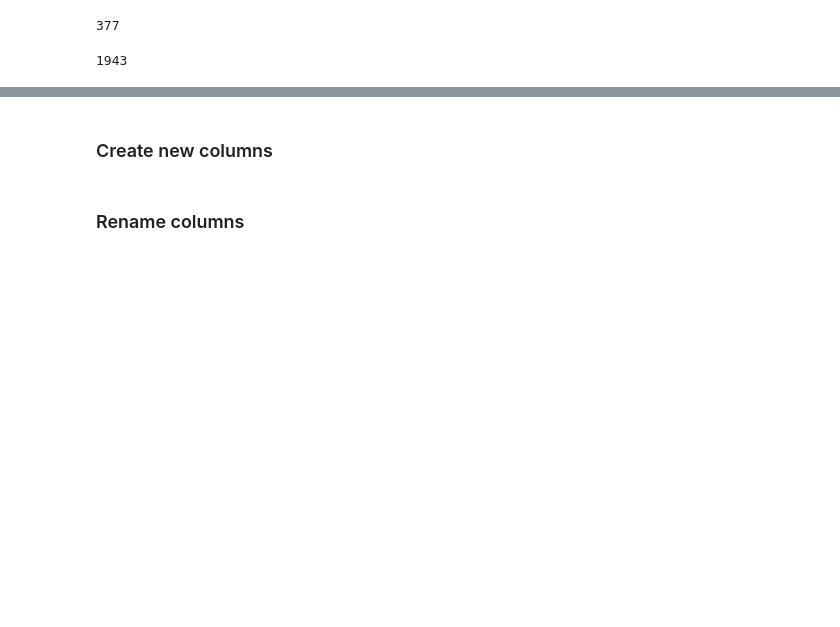
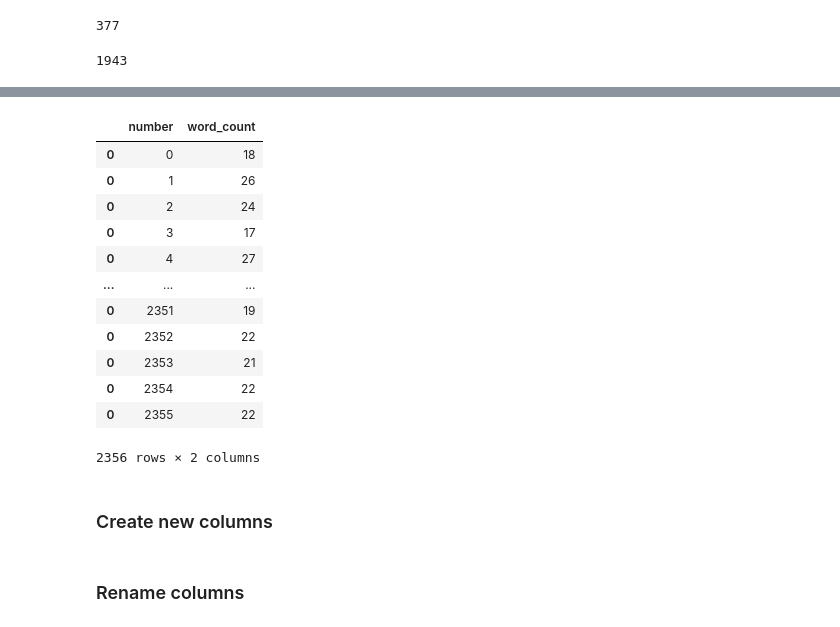
Before and after one commit to anneruhnke/data_wrangling, a Jupyter notebook: wrangle_act.ipynb, the cells around one changed output, grey strips where cells are left out. Saved outputs shown, nothing was run; the diff lists cells and outputs as text; code cells hidden in the pictures; blank space fills up the shorter version.

Commit message:
Implement word count in list, dict and dataframe

```diff
--- a/wrangle_act.ipynb
+++ b/wrangle_act.ipynb
@@ -461,0 +457,6 @@ tae.head(1)
+# %%
+text_length = []
+
+for i in range (0, len(tae)):
+    x = len(tae.text[i].split(' '))
+    text_length.append(x)
@@ -461,0 +483,8 @@ tae.head(1)
+# %%
+# count words in tae.text - dict
+text_length_dict = {}
+
+for i in range (0, len(tae)):
+    x = len(tae.text[i].split(' '))
+    new_variable = x
+    text_length_dict[i] = new_variable
@@ -462,3 +511,27 @@ tae.head(1)
+# %%
+# count words in tae.text - dataframe
+text_length_df = pd.DataFrame(columns=['number', 'word_count'])
+
+for i in range (0, len(tae)):
+    x = len(tae.text[i].split(' '))
+    df_append = pd.DataFrame([[i, x]], columns = ['number', 'word_count'])
+    text_length_df = text_length_df.append(df_append)
+
+text_length_df
+# %% [output]
+|  | number | word_count |
+| 0 | 0 | 18 |
+| 0 | 1 | 26 |
+| 0 | 2 | 24 |
+| 0 | 3 | 17 |
+| 0 | 4 | 27 |
+| ... | ... | ... |
+| 0 | 2351 | 19 |
+| 0 | 2352 | 22 |
+| 0 | 2353 | 21 |
+| 0 | 2354 | 22 |
+| 0 | 2355 | 22 |
+2356 rows × 2 columns
 # %% [markdown]
 ### Create new columns
 # %%
```
Also changed, not shown: parts of 5 cells of this notebook.
